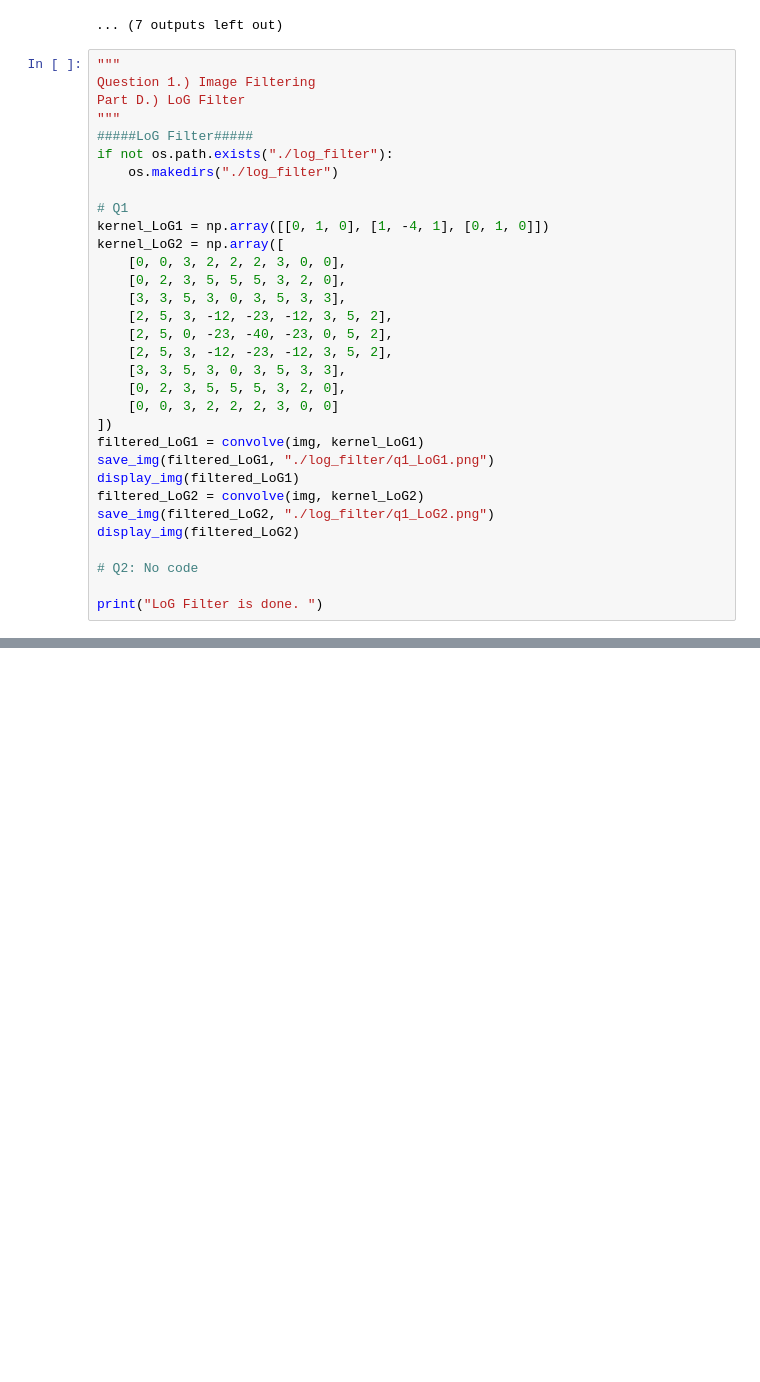
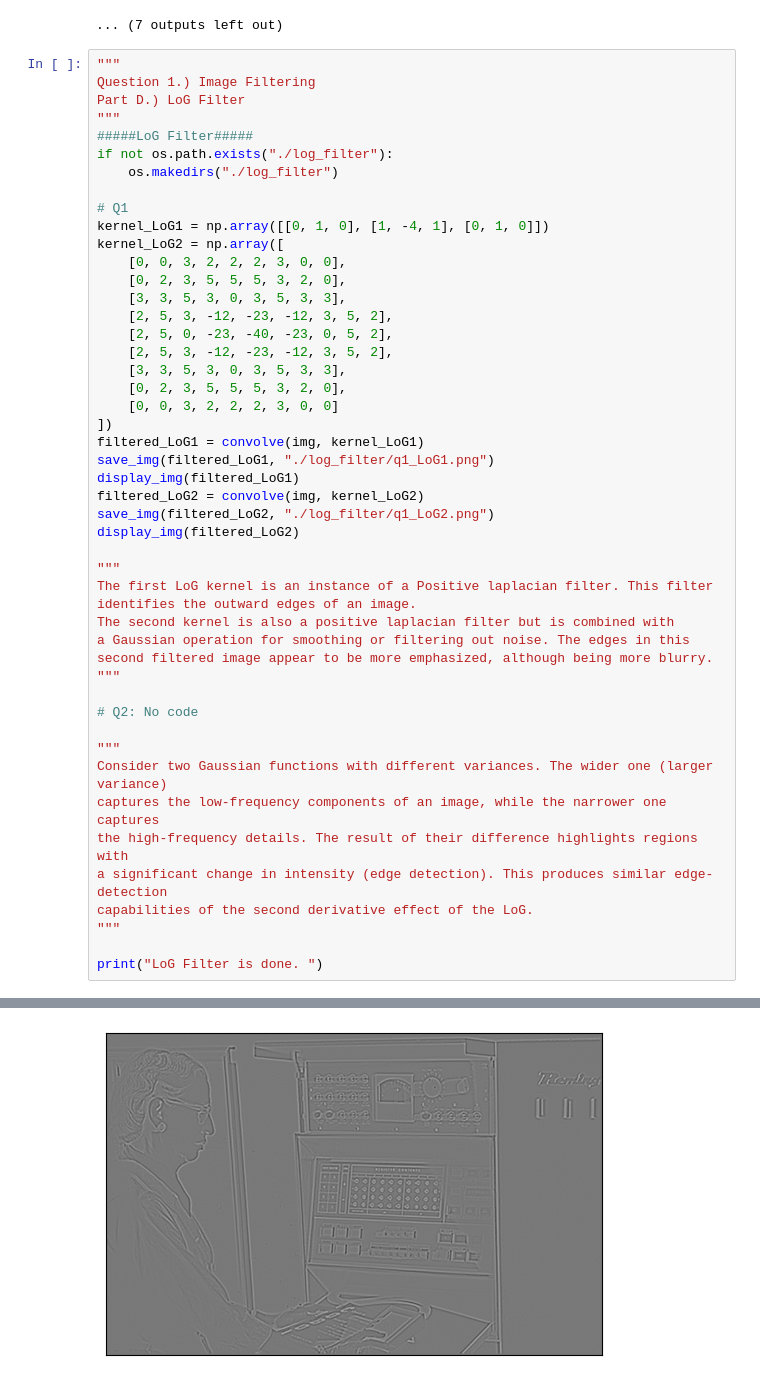
Before and after one commit to Javen-W/CSE803-Computer-Vision, a Jupyter notebook: HW2/HW2_code.ipynb, the cells around one changed output, grey strips where cells are left out. Drawn from its saved outputs; the diff is of its cells as text; blank space fills up the shorter version.

```diff
--- a/HW2/HW2_code.ipynb
+++ b/HW2/HW2_code.ipynb
@@ -341,6 +341,23 @@ filtered_LoG2 = convolve(img, kernel_LoG2)
 save_img(filtered_LoG2, "./log_filter/q1_LoG2.png")
 display_img(filtered_LoG2)
 
+"""
+The first LoG kernel is an instance of a Positive laplacian filter. This filter
+identifies the outward edges of an image.
+The second kernel is also a positive laplacian filter but is combined with
+a Gaussian operation for smoothing or filtering out noise. The edges in this
+second filtered image appear to be more emphasized, although being more blurry.
+"""
+
 # Q2: No code
 
+"""
+Consider two Gaussian functions with different variances. The wider one (larger variance)
+captures the low-frequency components of an image, while the narrower one captures
+the high-frequency details. The result of their difference highlights regions with
+a significant change in intensity (edge detection). This produces similar edge-detection
+capabilities of the second derivative effect of the LoG.
+"""
+
 print("LoG Filter is done. ")
+# %% [output]
@@ -346,0 +365 @@ print("LoG Filter is done. ")
+[figure, added]
```
Also changed, not shown: parts of 1 cell of this notebook, 2 other files.
